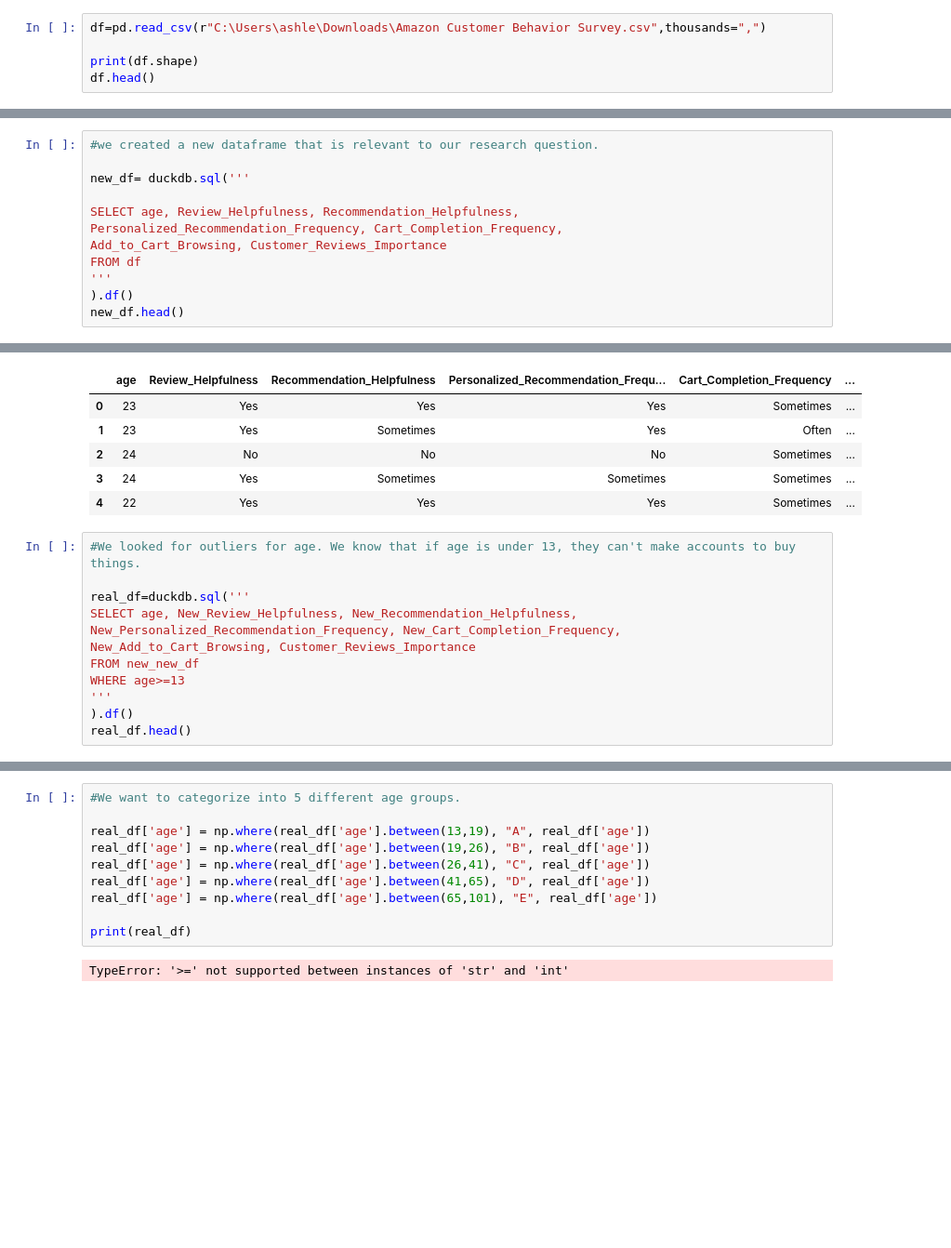
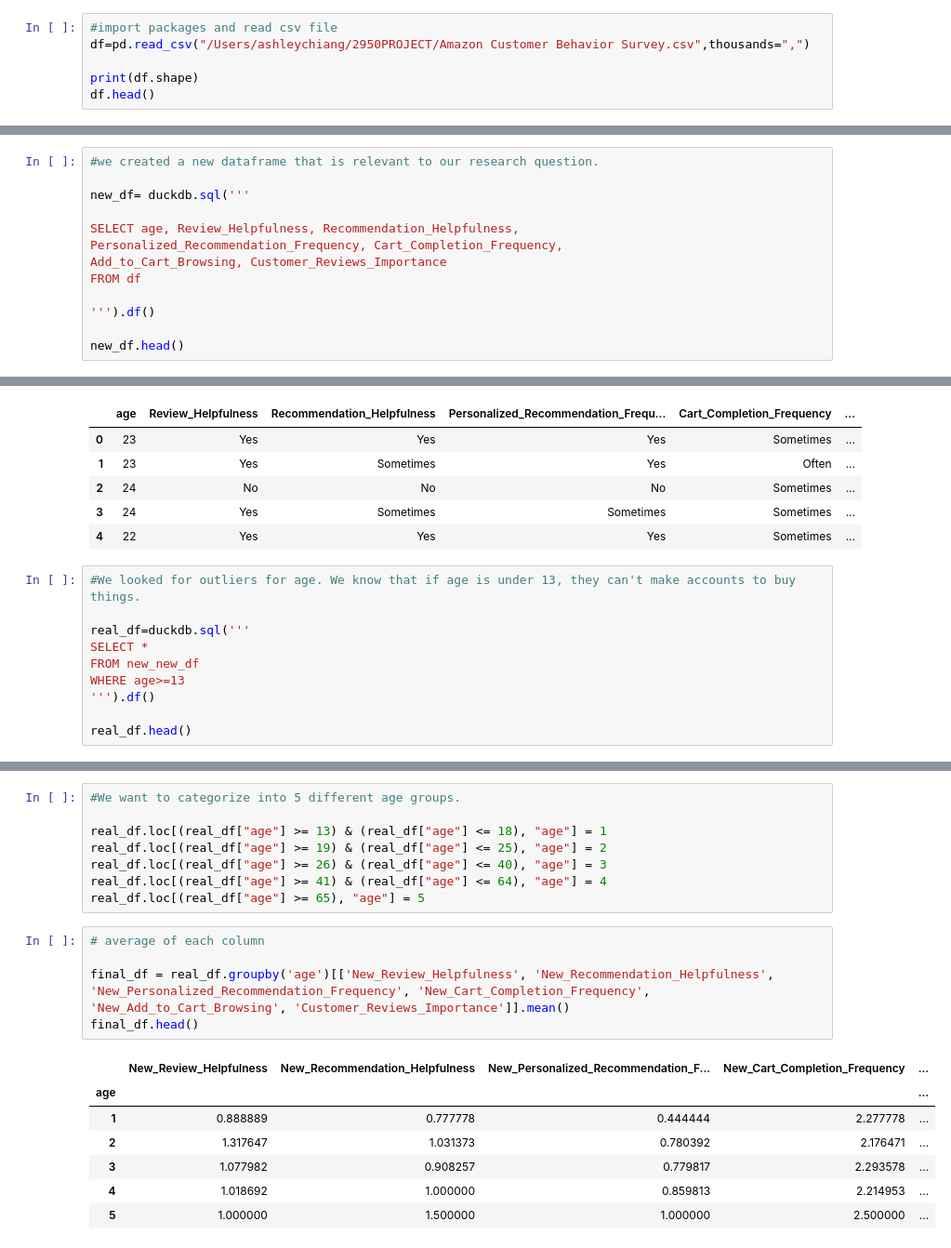
Before and after one commit to thisisashleychiang/2950PROJECT, a Jupyter notebook: FINAL PROJECT PHASE II.ipynb, the cells around one changed output, grey strips where cells are left out. Shown at 93% size. Saved outputs shown, nothing was run; the diff lists cells and outputs as text; blank space fills up the shorter version.

Commit message:
project oct 15

```diff
--- a/Phase Twooo.ipynb
+++ b/FINAL PROJECT PHASE II.ipynb
@@ -11,5 +22,6 @@ import duckdb
 # %%
-df=pd.read_csv(r"C:\Users\ashle\Downloads\Amazon Customer Behavior Survey.csv",thousands=",")
+#import packages and read csv file
+df=pd.read_csv("/Users/ashleychiang/2950PROJECT/Amazon Customer Behavior Survey.csv",thousands=",")
 
 print(df.shape)
 df.head()
@@ -31,8 +43,9 @@ SELECT age, Review_Helpfulness, Recommendation_Helpfulness,
 Personalized_Recommendation_Frequency, Cart_Completion_Frequency,
 Add_to_Cart_Browsing, Customer_Reviews_Importance
 FROM df
-'''
-).df()
+
+''').df()
+
 new_df.head()
 # %% [output]
 |  | age | Review_Helpfulness | Recommendation_Helpfulness | Personalized_Recommendation_Frequ... | Cart_Completion_Frequency | ... |
@@ -94,13 +107,11 @@ new_df.head()
 #We looked for outliers for age. We know that if age is under 13, they can't make accounts to buy things.
 
 real_df=duckdb.sql('''
-SELECT age, New_Review_Helpfulness, New_Recommendation_Helpfulness,
-New_Personalized_Recommendation_Frequency, New_Cart_Completion_Frequency,
-New_Add_to_Cart_Browsing, Customer_Reviews_Importance
+SELECT *
 FROM new_new_df
 WHERE age>=13
-'''
-).df()
+''').df()
+
 real_df.head()
 # %% [output]
 |  | age | New_Review_Helpfulness | New_Recommendation_Helpfulness | New_Personalized_Recommendation_F... | New_Cart_Completion_Frequency | ... |
@@ -112,12 +123,21 @@ real_df.head()
 # %%
 #We want to categorize into 5 different age groups.
 
-real_df['age'] = np.where(real_df['age'].between(13,19), "A", real_df['age'])
-real_df['age'] = np.where(real_df['age'].between(19,26), "B", real_df['age'])
-real_df['age'] = np.where(real_df['age'].between(26,41), "C", real_df['age'])
-real_df['age'] = np.where(real_df['age'].between(41,65), "D", real_df['age'])
-real_df['age'] = np.where(real_df['age'].between(65,101), "E", real_df['age'])
-
-print(real_df)
+real_df.loc[(real_df["age"] >= 13) & (real_df["age"] <= 18), "age"] = 1
+real_df.loc[(real_df["age"] >= 19) & (real_df["age"] <= 25), "age"] = 2
+real_df.loc[(real_df["age"] >= 26) & (real_df["age"] <= 40), "age"] = 3
+real_df.loc[(real_df["age"] >= 41) & (real_df["age"] <= 64), "age"] = 4
+real_df.loc[(real_df["age"] >= 65), "age"] = 5
-# %% [output]
-TypeError: '>=' not supported between instances of 'str' and 'int'
+# %%
+# average of each column
+
+final_df = real_df.groupby('age')[['New_Review_Helpfulness', 'New_Recommendation_Helpfulness', 'New_Personalized_Recommendation_Frequency', 'New_Cart_Completion_Frequency', 'New_Add_to_Cart_Browsing', 'Customer_Reviews_Importance']].mean()
+final_df.head()
+# %% [output]
+|  | New_Review_Helpfulness | New_Recommendation_Helpfulness | New_Personalized_Recommendation_F... | New_Cart_Completion_Frequency | ... |
+| age |  |  |  |  | ... |
+| 1 | 0.888889 | 0.777778 | 0.444444 | 2.277778 | ... |
+| 2 | 1.317647 | 1.031373 | 0.780392 | 2.176471 | ... |
+| 3 | 1.077982 | 0.908257 | 0.779817 | 2.293578 | ... |
+| 4 | 1.018692 | 1.000000 | 0.859813 | 2.214953 | ... |
+| 5 | 1.000000 | 1.500000 | 1.000000 | 2.500000 | ... |
```
Also changed, not shown: parts of 12 cells of this notebook, 3 other files.
